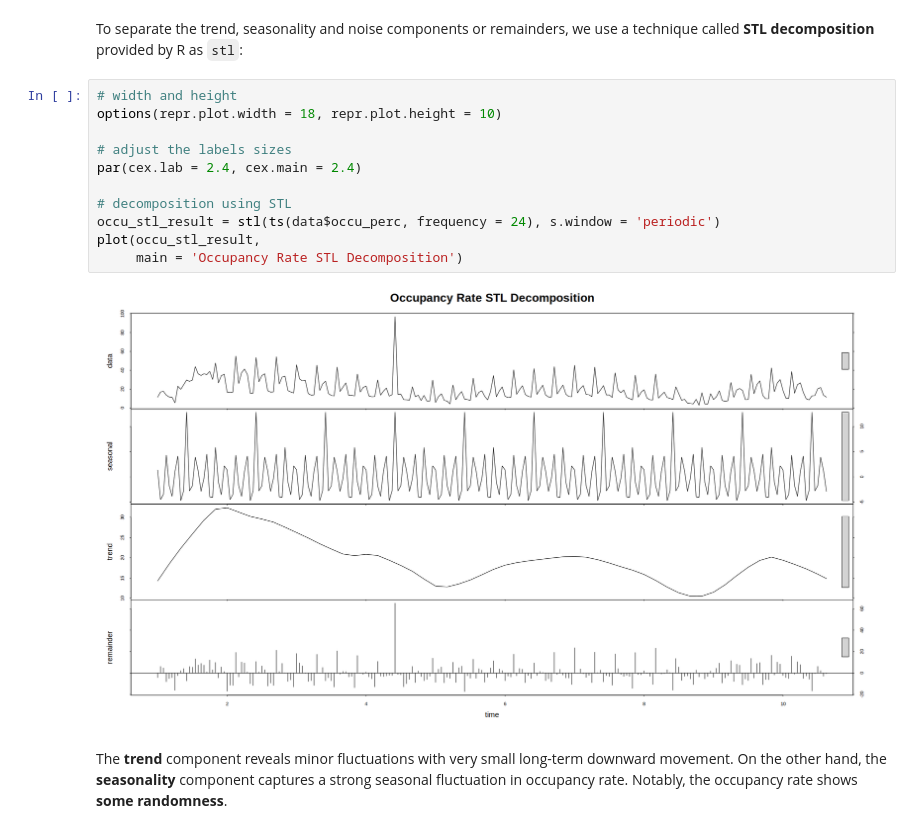
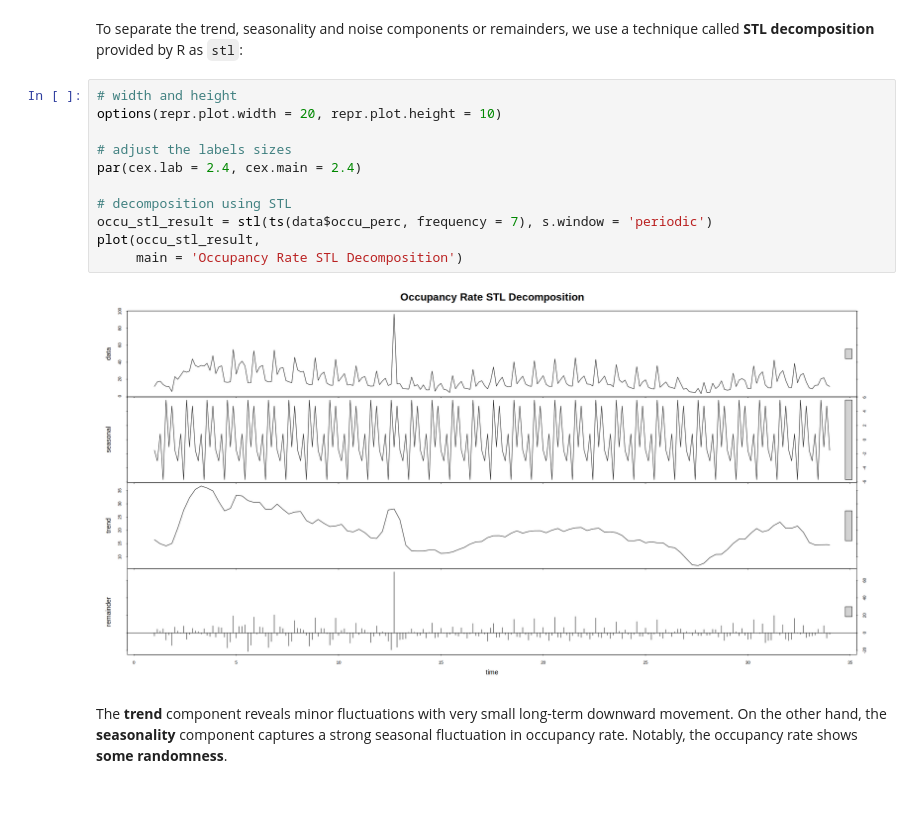
Before and after one commit to muohannedxd/Time-Series-Analysis-and-Forecasting-of-Cinema-Occupancy-Rate, a Jupyter notebook: mohanned_kadache_g3_project.ipynb, the cells around one changed output. Drawn from its saved outputs; the diff is of its cells as text; blank space fills up the shorter version.

```diff
--- a/mohanned_kadache_g3_project.ipynb
+++ b/mohanned_kadache_g3_project.ipynb
@@ -101,17 +102,17 @@ From the plot, it is hard to determine a long-term **trend**. However, it is cle
 To separate the trend, seasonality and noise components or remainders, we use a technique called **STL decomposition** provided by R as `stl`:
 # %%
 # width and height
-options(repr.plot.width = 18, repr.plot.height = 10)
+options(repr.plot.width = 20, repr.plot.height = 10)
 
 # adjust the labels sizes
 par(cex.lab = 2.4, cex.main = 2.4)
 
 # decomposition using STL
-occu_stl_result = stl(ts(data$occu_perc, frequency = 24), s.window = 'periodic')
+occu_stl_result = stl(ts(data$occu_perc, frequency = 7), s.window = 'periodic')
 plot(occu_stl_result,
      main = 'Occupancy Rate STL Decomposition')
 # %% [output]
-[figure, old version]
+[figure, new version]
 # %% [markdown]
 The **trend** component reveals minor fluctuations with very small long-term downward movement. On the other hand, the **seasonality** component captures a strong seasonal fluctuation in occupancy rate. Notably, the occupancy rate shows **some randomness**.
 # %% [markdown]
```
Also changed, not shown: parts of 78 cells of this notebook, 2 other files.
